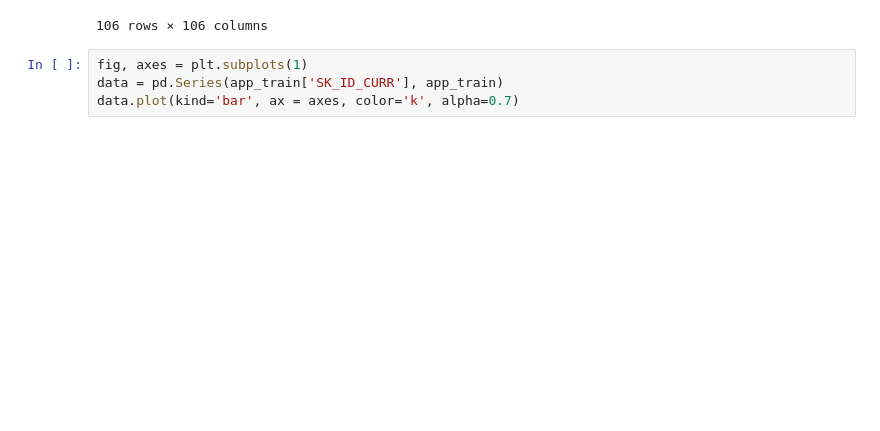
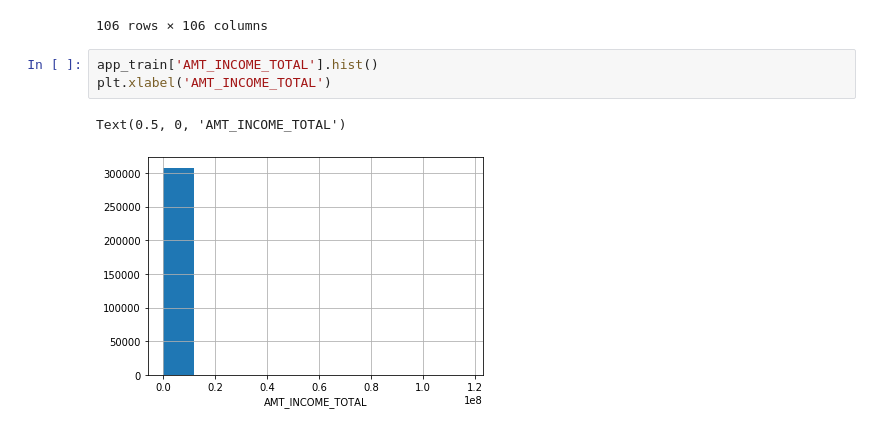
Before and after one commit to luck7828/4th-ML100Days, a Jupyter notebook: homework/Day_008_HW.ipynb, the cells around one changed output. Saved outputs shown, nothing was run; the diff lists cells and outputs as text; blank space fills up the shorter version.

```diff
--- a/homework/Day_008_HW.ipynb
+++ b/homework/Day_008_HW.ipynb
@@ -131,7 +131,9 @@ app_train.cov()
 | AMT_REQ_CREDIT_BUREAU_QRT | 8.368800e+01 | -0.000429 | -0.004515 | 9.584179e+02 | 5.119011e+03 | 1.156772e+02 | 4.847840e+03 | ... |
 | AMT_REQ_CREDIT_BUREAU_YEAR | 8.955043e+02 | 0.009943 | -0.056364 | 5.427590e+03 | -3.666070e+04 | -3.044840e+02 | -3.541355e+04 | ... |
 106 rows × 106 columns
-# %%
-fig, axes = plt.subplots(1)
-data = pd.Series(app_train['SK_ID_CURR'], app_train)
-data.plot(kind='bar', ax = axes, color='k', alpha=0.7)
+# %%
+app_train['AMT_INCOME_TOTAL'].hist()
+plt.xlabel('AMT_INCOME_TOTAL')
+# %% [output]
+Text(0.5, 0, 'AMT_INCOME_TOTAL')
+[figure, added]
```
